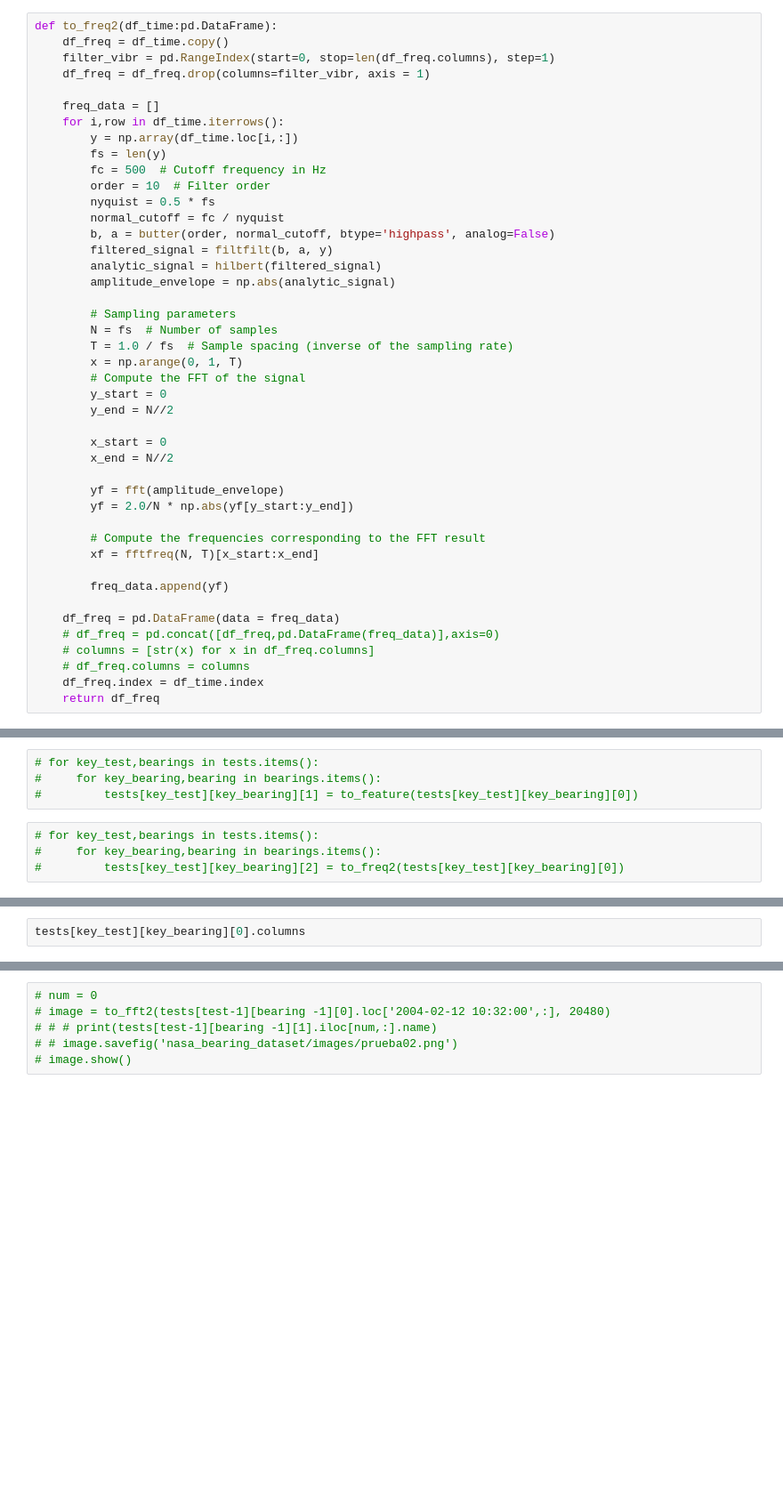
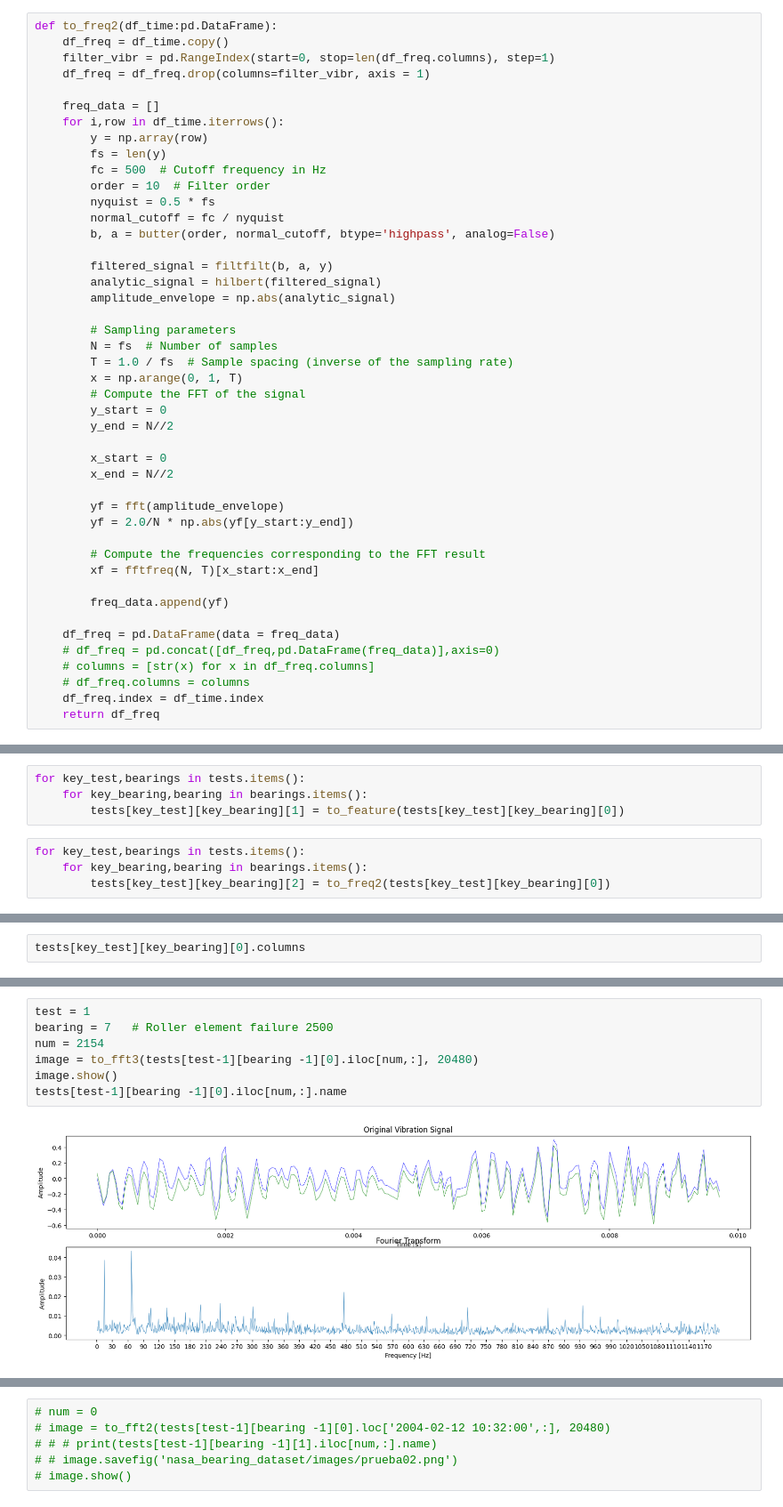
Before and after one commit to KainaK0/mia, a Jupyter notebook: MIA-104_Machine_Learning/EF_01/data_preprocessing.ipynb, the cells around one changed output, grey strips where cells are left out. Shown at 89% size. Saved outputs shown, nothing was run; the diff lists cells and outputs as text; blank space fills up the shorter version.

```diff
--- a/MIA-104_Machine_Learning/EF_01/data_preprocessing.ipynb
+++ b/MIA-104_Machine_Learning/EF_01/data_preprocessing.ipynb
@@ -76,13 +76,14 @@ def to_freq2(df_time:pd.DataFrame):
 
     freq_data = []
     for i,row in df_time.iterrows():
-        y = np.array(df_time.loc[i,:])
+        y = np.array(row)
         fs = len(y)
         fc = 500  # Cutoff frequency in Hz
         order = 10  # Filter order
         nyquist = 0.5 * fs
         normal_cutoff = fc / nyquist
         b, a = butter(order, normal_cutoff, btype='highpass', analog=False)
+
         filtered_signal = filtfilt(b, a, y)
         analytic_signal = hilbert(filtered_signal)
         amplitude_envelope = np.abs(analytic_signal)
@@ -439,10 +384,10 @@ tests[2][0][0].head()
 | 2004-03-04 10:02:00 | -0.046 | -0.117 | -0.178 | -0.100 | 0.046 | 0.093 | 0.112 | 0.042 | 0.166 | 0.066 | ... | ... |
 5 rows × 20480 columns
 # %%
-# for key_test,bearings in tests.items():
-#     for key_bearing,bearing in bearings.items():
-#         tests[key_test][key_bearing][1] = to_feature(tests[key_test][key_bearing][0])
+for key_test,bearings in tests.items():
+    for key_bearing,bearing in bearings.items():
+        tests[key_test][key_bearing][1] = to_feature(tests[key_test][key_bearing][0])
 # %%
-# for key_test,bearings in tests.items():
-#     for key_bearing,bearing in bearings.items():
-#         tests[key_test][key_bearing][2] = to_freq2(tests[key_test][key_bearing][0])
+for key_test,bearings in tests.items():
+    for key_bearing,bearing in bearings.items():
+        tests[key_test][key_bearing][2] = to_freq2(tests[key_test][key_bearing][0])
@@ -531,0 +587,9 @@ Bearing 2 done!
+# %%
+test = 1
+bearing = 7   # Roller element failure 2500
+num = 2154
+image = to_fft3(tests[test-1][bearing -1][0].iloc[num,:], 20480)
+image.show()
+tests[test-1][bearing -1][0].iloc[num,:].name
+# %% [output]
+[figure, added]
```
Also changed, not shown: parts of 24 cells of this notebook, 1 other file.
